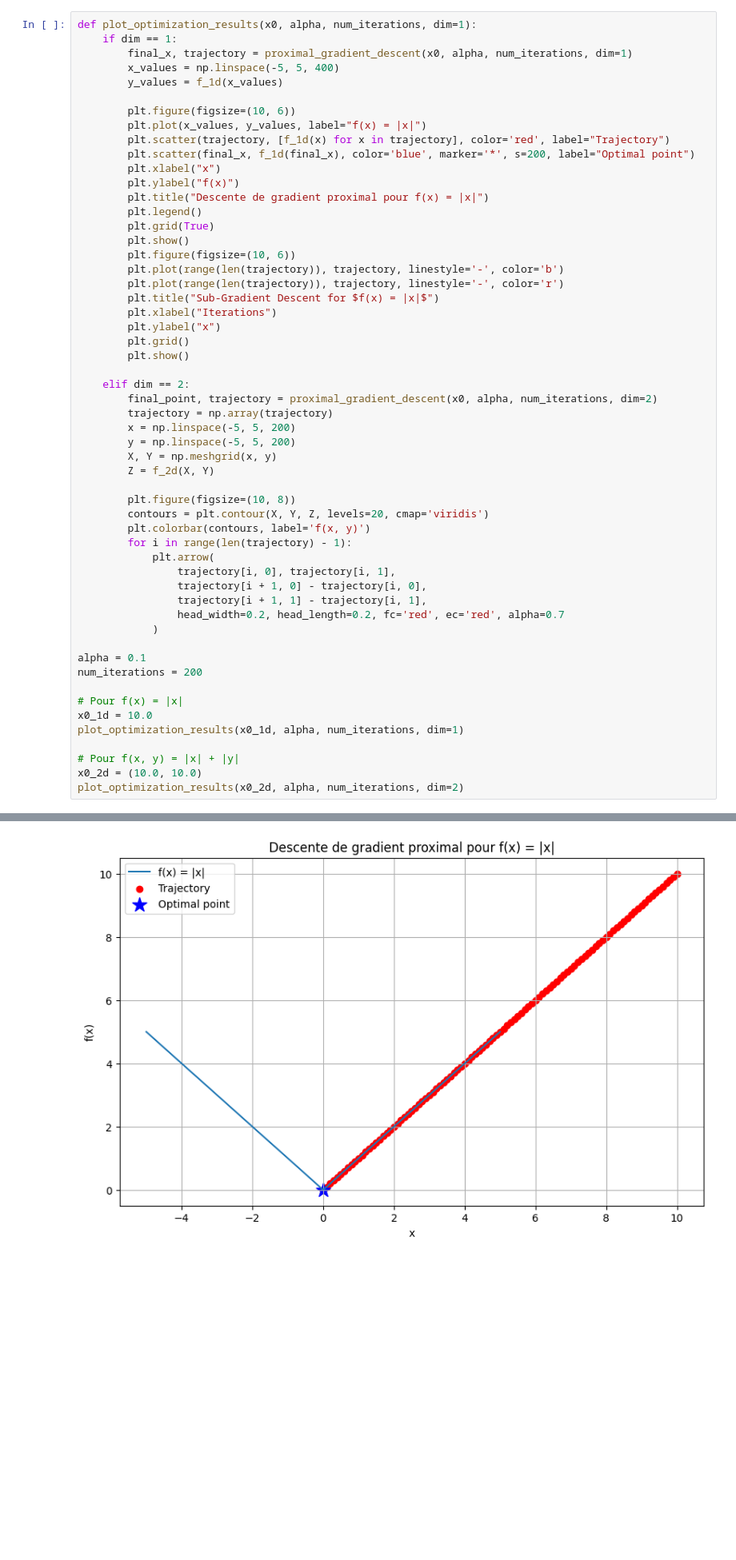
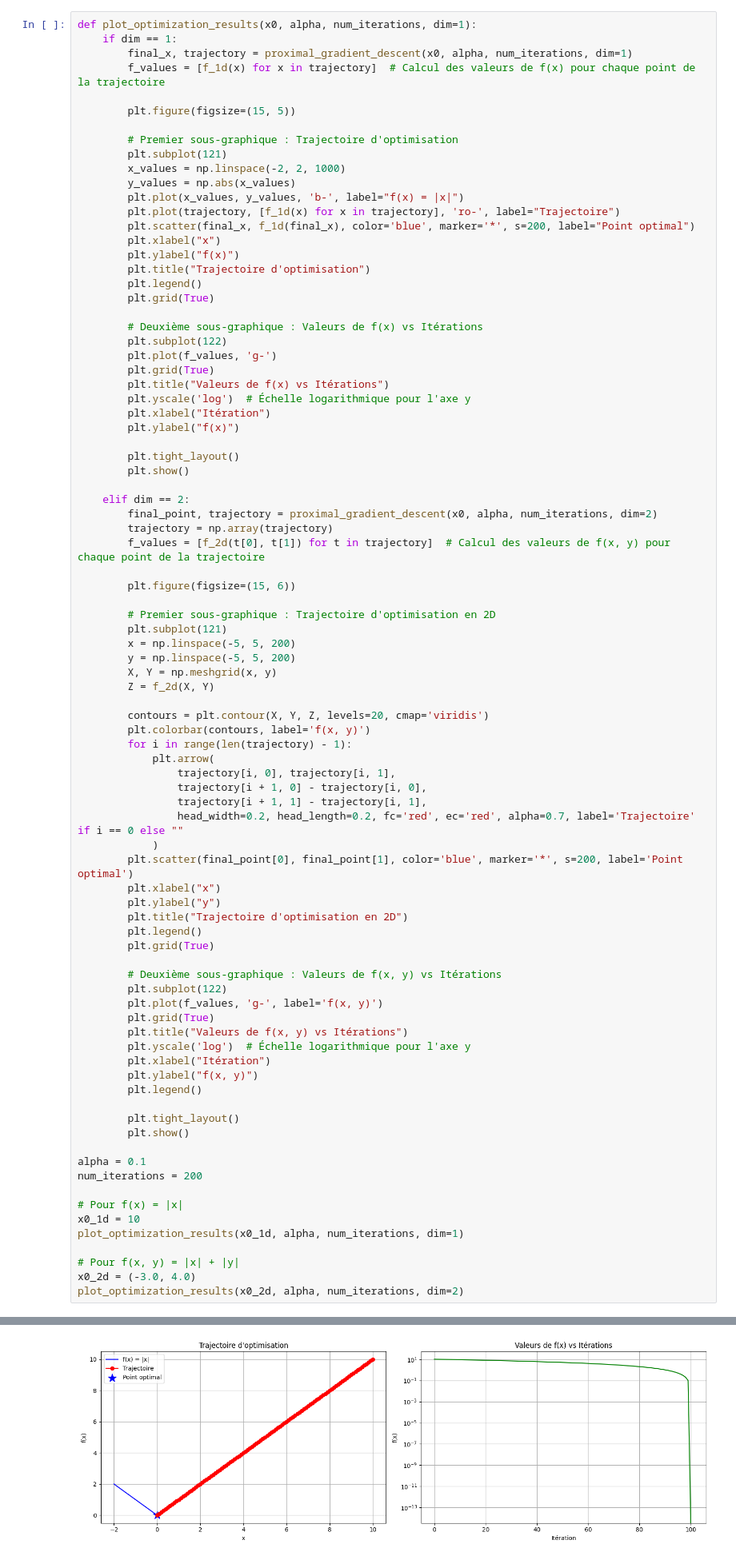
Before and after one commit to ousscher/ESI_2CS_MASD_TP, a Jupyter notebook: devoir_maison/code.ipynb, the cells around one changed output, grey strips where cells are left out. Shown at 80% size. Cells and saved outputs as stored; diff of their text form; blank space fills up the shorter version.

```diff
--- a/devoir_maison/code.ipynb
+++ b/devoir_maison/code.ipynb
@@ -76,37 +83,49 @@ Plot results :
 def plot_optimization_results(x0, alpha, num_iterations, dim=1):
     if dim == 1:
         final_x, trajectory = proximal_gradient_descent(x0, alpha, num_iterations, dim=1)
-        x_values = np.linspace(-5, 5, 400)
-        y_values = f_1d(x_values)
+        f_values = [f_1d(x) for x in trajectory]  # Calcul des valeurs de f(x) pour chaque point de la trajectoire
 
-        plt.figure(figsize=(10, 6))
-        plt.plot(x_values, y_values, label="f(x) = |x|")
-        plt.scatter(trajectory, [f_1d(x) for x in trajectory], color='red', label="Trajectory")
-        plt.scatter(final_x, f_1d(final_x), color='blue', marker='*', s=200, label="Optimal point")
+        plt.figure(figsize=(15, 5))
+
+        # Premier sous-graphique : Trajectoire d'optimisation
+        plt.subplot(121)
+        x_values = np.linspace(-2, 2, 1000)
+        y_values = np.abs(x_values)
+        plt.plot(x_values, y_values, 'b-', label="f(x) = |x|")
+        plt.plot(trajectory, [f_1d(x) for x in trajectory], 'ro-', label="Trajectoire")
+        plt.scatter(final_x, f_1d(final_x), color='blue', marker='*', s=200, label="Point optimal")
         plt.xlabel("x")
         plt.ylabel("f(x)")
-        plt.title("Descente de gradient proximal pour f(x) = |x|")
+        plt.title("Trajectoire d'optimisation")
         plt.legend()
         plt.grid(True)
-        plt.show()
-        plt.figure(figsize=(10, 6))
-        plt.plot(range(len(trajectory)), trajectory, linestyle='-', color='b')
-        plt.plot(range(len(trajectory)), trajectory, linestyle='-', color='r')
-        plt.title("Sub-Gradient Descent for $f(x) = |x|$")
-        plt.xlabel("Iterations")
-        plt.ylabel("x")
-        plt.grid()
+
+        # Deuxième sous-graphique : Valeurs de f(x) vs Itérations
+        plt.subplot(122)
+        plt.plot(f_values, 'g-')
+        plt.grid(True)
+        plt.title("Valeurs de f(x) vs Itérations")
+        plt.yscale('log')  # Échelle logarithmique pour l'axe y
+        plt.xlabel("Itération")
+        plt.ylabel("f(x)")
+
+        plt.tight_layout()
         plt.show()
 
     elif dim == 2:
         final_point, trajectory = proximal_gradient_descent(x0, alpha, num_iterations, dim=2)
         trajectory = np.array(trajectory)
+        f_values = [f_2d(t[0], t[1]) for t in trajectory]  # Calcul des valeurs de f(x, y) pour chaque point de la trajectoire
+
+        plt.figure(figsize=(15, 6))
+
+        # Premier sous-graphique : Trajectoire d'optimisation en 2D
+        plt.subplot(121)
         x = np.linspace(-5, 5, 200)
         y = np.linspace(-5, 5, 200)
         X, Y = np.meshgrid(x, y)
         Z = f_2d(X, Y)
 
-        plt.figure(figsize=(10, 8))
         contours = plt.contour(X, Y, Z, levels=20, cmap='viridis')
         plt.colorbar(contours, label='f(x, y)')
         for i in range(len(trajectory) - 1):
@@ -114,17 +133,36 @@ def plot_optimization_results(x0, alpha, num_iterations, dim=1):
                 trajectory[i, 0], trajectory[i, 1],
                 trajectory[i + 1, 0] - trajectory[i, 0],
                 trajectory[i + 1, 1] - trajectory[i, 1],
-                head_width=0.2, head_length=0.2, fc='red', ec='red', alpha=0.7
+                head_width=0.2, head_length=0.2, fc='red', ec='red', alpha=0.7, label='Trajectoire' if i == 0 else ""
             )
+        plt.scatter(final_point[0], final_point[1], color='blue', marker='*', s=200, label='Point optimal')
+        plt.xlabel("x")
+        plt.ylabel("y")
+        plt.title("Trajectoire d'optimisation en 2D")
+        plt.legend()
+        plt.grid(True)
+
+        # Deuxième sous-graphique : Valeurs de f(x, y) vs Itérations
+        plt.subplot(122)
+        plt.plot(f_values, 'g-', label='f(x, y)')
+        plt.grid(True)
+        plt.title("Valeurs de f(x, y) vs Itérations")
+        plt.yscale('log')  # Échelle logarithmique pour l'axe y
+        plt.xlabel("Itération")
+        plt.ylabel("f(x, y)")
+        plt.legend()
+
+        plt.tight_layout()
+        plt.show()
 
 alpha = 0.1
 num_iterations = 200
 
 # Pour f(x) = |x|
-x0_1d = 10.0
+x0_1d = 10
 plot_optimization_results(x0_1d, alpha, num_iterations, dim=1)
 
 # Pour f(x, y) = |x| + |y|
-x0_2d = (10.0, 10.0)
+x0_2d = (-3.0, 4.0)
 plot_optimization_results(x0_2d, alpha, num_iterations, dim=2)
 # %% [output]
@@ -132 +173 @@ Convergence after 102 iterations
-[figure, old version]
+[figure, new version]
```
Also changed, not shown: parts of 4 cells of this notebook, 1 other file.
